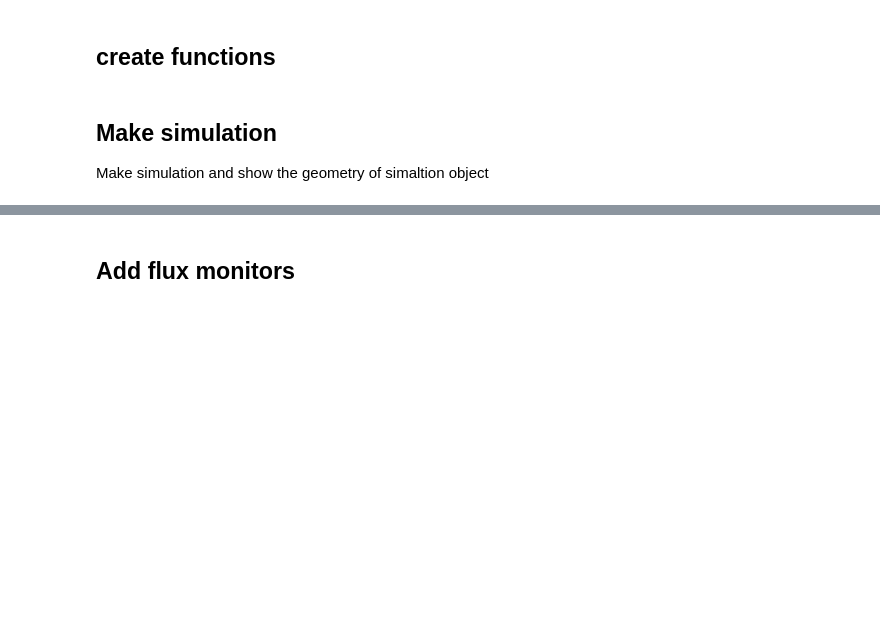
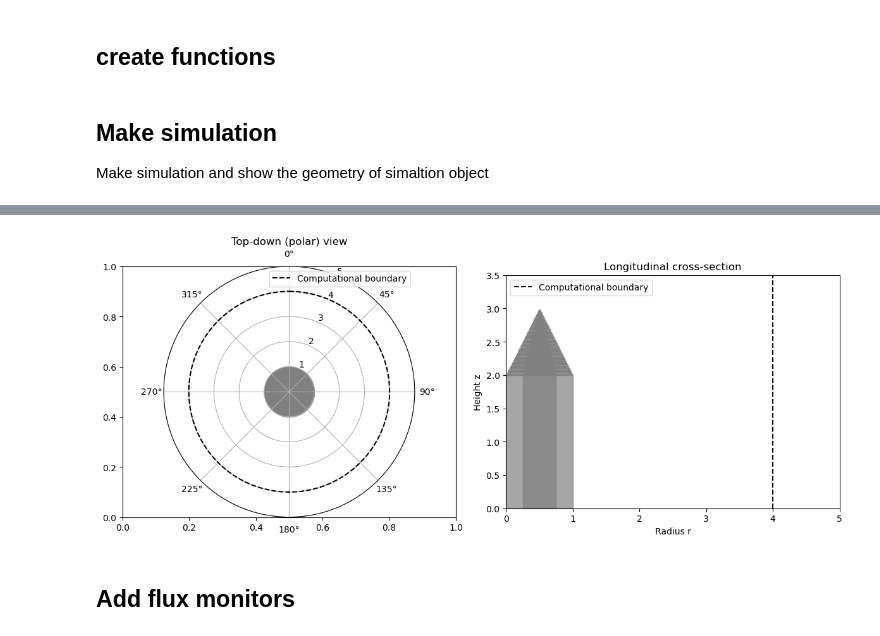
Before and after one commit to asiaat/meep, a Jupyter notebook: python/examples/horn-antenna/cyl_cross_sec_modules.ipynb, the cells around one changed output, grey strips where cells are left out. Drawn from its saved outputs; the diff is of its cells as text; code cells hidden in the pictures; blank space fills up the shorter version.

```diff
--- a/python/examples/horn-antenna/cyl_cross_sec_modules.ipynb
+++ b/python/examples/horn-antenna/cyl_cross_sec_modules.ipynb
@@ -139,3 +270,8 @@ plot_ring_schematic(r, w, sr, height=h)
+# %%
+geom = make_cone_geometry(r_outer=1.0, r_inner=0.5, h=2.0, cthik=0.5, cone_height=1.0, n_slices=90)
+plot_geometry_schematic(geom, sr=4, height=3)  # do NOT pass cthik
+# %% [output]
+[figure, added]
 # %% [markdown]
 ## Add flux monitors
 # %%
```
Also changed, not shown: parts of 10 cells of this notebook, 2 other files.
